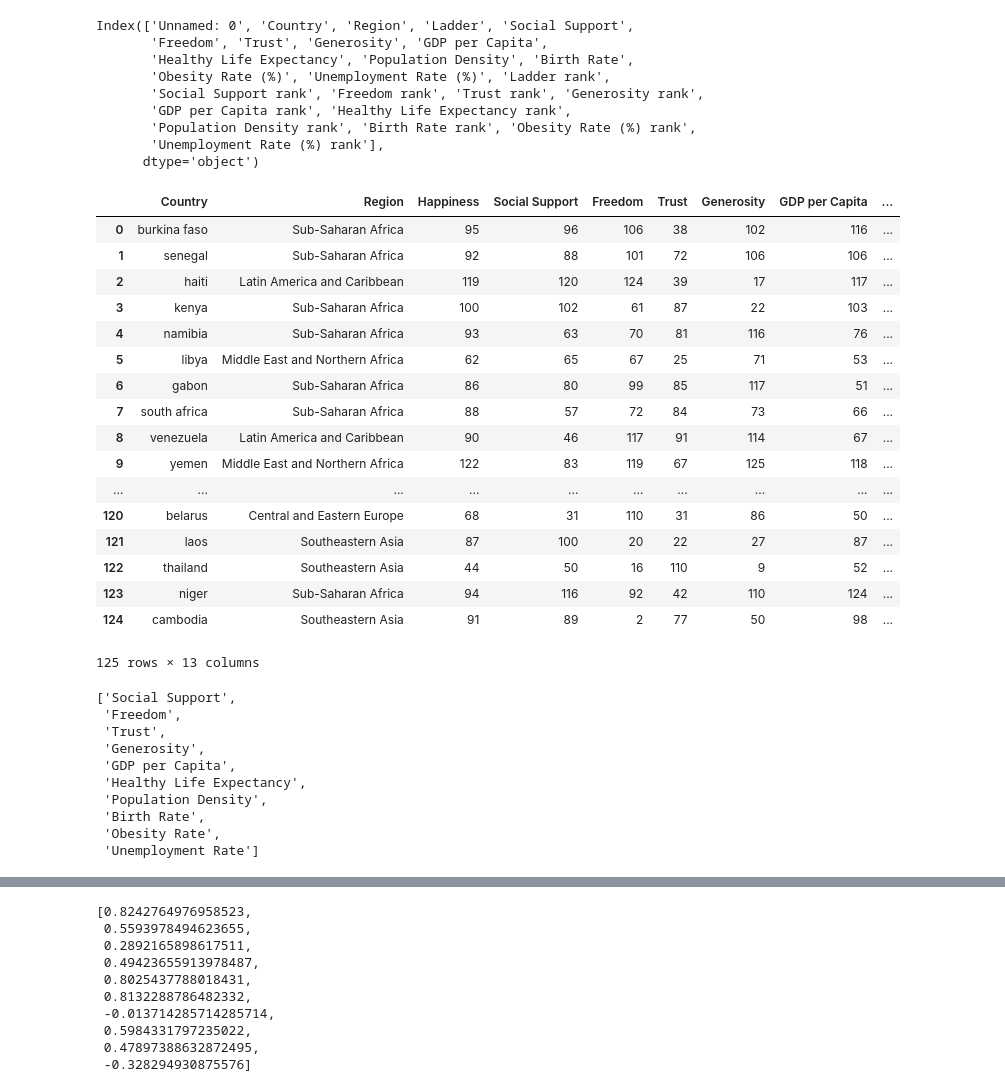
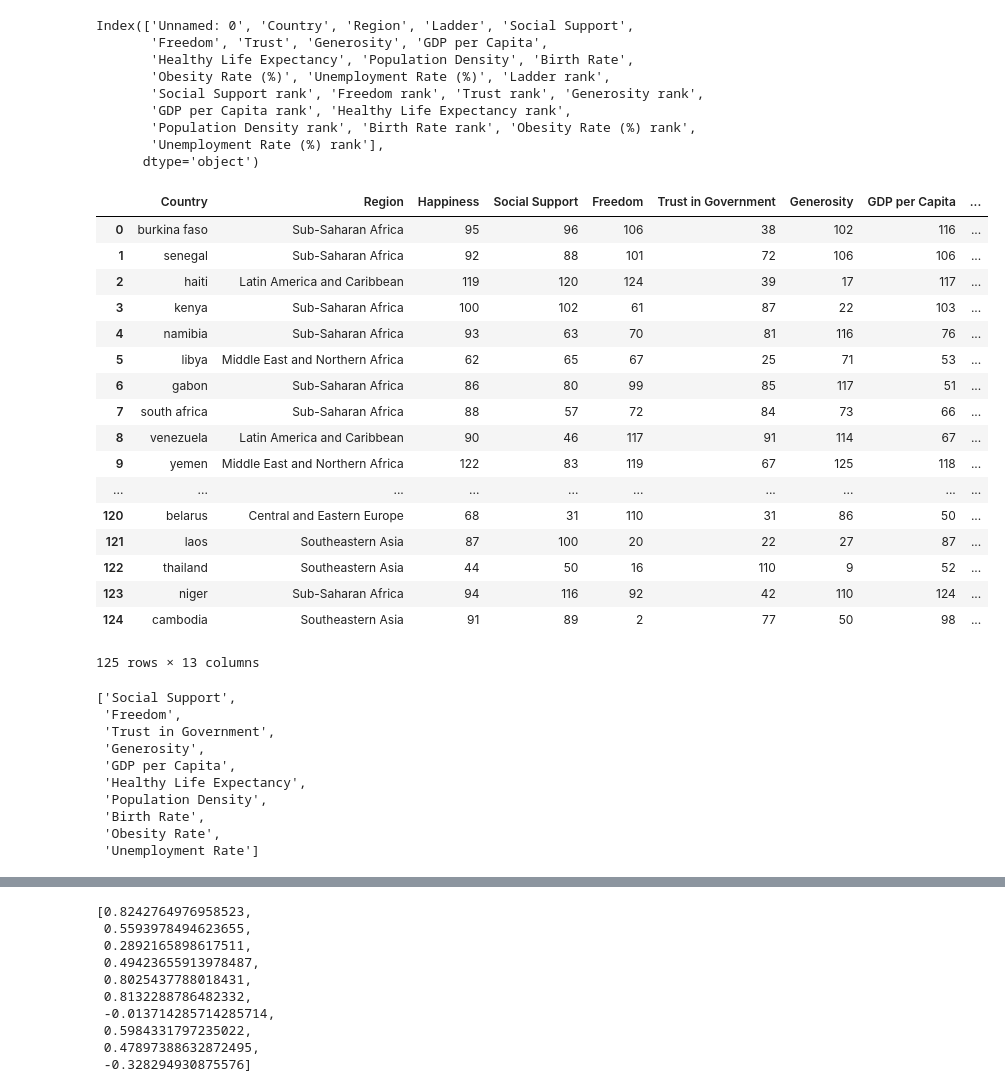
Before and after one commit to soobing91/P1_World_Happiness_Report, a Jupyter notebook: Paul Code/padean_ScatterPlots10.ipynb, the cells around one changed output, grey strips where cells are left out. Saved outputs shown, nothing was run; the diff lists cells and outputs as text; code cells hidden in the pictures.

```diff
--- a/Paul Code/padean_ScatterPlots10.ipynb
+++ b/Paul Code/padean_ScatterPlots10.ipynb
@@ -21,22 +21,22 @@ Index(['Unnamed: 0', 'Country', 'Region', 'Ladder', 'Social Support',
 # %%
 #Make a cleaner df: just the happiness column and 10 factors rank columns
 clean_df = pd.DataFrame({"Country":merged_df["Country"],
                          "Region":merged_df["Region"],
                          "Happiness":merged_df["Ladder rank"],
                          "Social Support":merged_df["Social Support rank"],
                          "Freedom":merged_df["Freedom rank"],
-                         "Trust":merged_df["Trust rank"],
+                         "Trust in Government":merged_df["Trust rank"],
                          "Generosity":merged_df["Generosity rank"],
                          "GDP per Capita":merged_df["GDP per Capita rank"],
                          "Healthy Life Expectancy":merged_df["Healthy Life Expectancy rank"],
                          "Population Density":merged_df["Population Density rank"],
                          "Birth Rate":merged_df["Birth Rate rank"],
                          "Obesity Rate":merged_df["Obesity Rate (%) rank"],
                          "Unemployment Rate":merged_df["Unemployment Rate (%) rank"],
                         })
 clean_df
 # %% [output]
-|  | Country | Region | Happiness | Social Support | Freedom | Trust | Generosity | GDP per Capita | ... |
+|  | Country | Region | Happiness | Social Support | Freedom | Trust in Government | Generosity | GDP per Capita | ... |
 | 0 | burkina faso | Sub-Saharan Africa | 95 | 96 | 106 | 38 | 102 | 116 | ... |
 | 1 | senegal | Sub-Saharan Africa | 92 | 88 | 101 | 72 | 106 | 106 | ... |
 | 2 | haiti | Latin America and Caribbean | 119 | 120 | 124 | 39 | 17 | 117 | ... |
@@ -65,7 +65,7 @@ columns
 # %% [output]
 ['Social Support',
  'Freedom',
- 'Trust',
+ 'Trust in Government',
  'Generosity',
  'GDP per Capita',
  'Healthy Life Expectancy',
```
Also changed, not shown: parts of 3 cells of this notebook, 2 other files.
